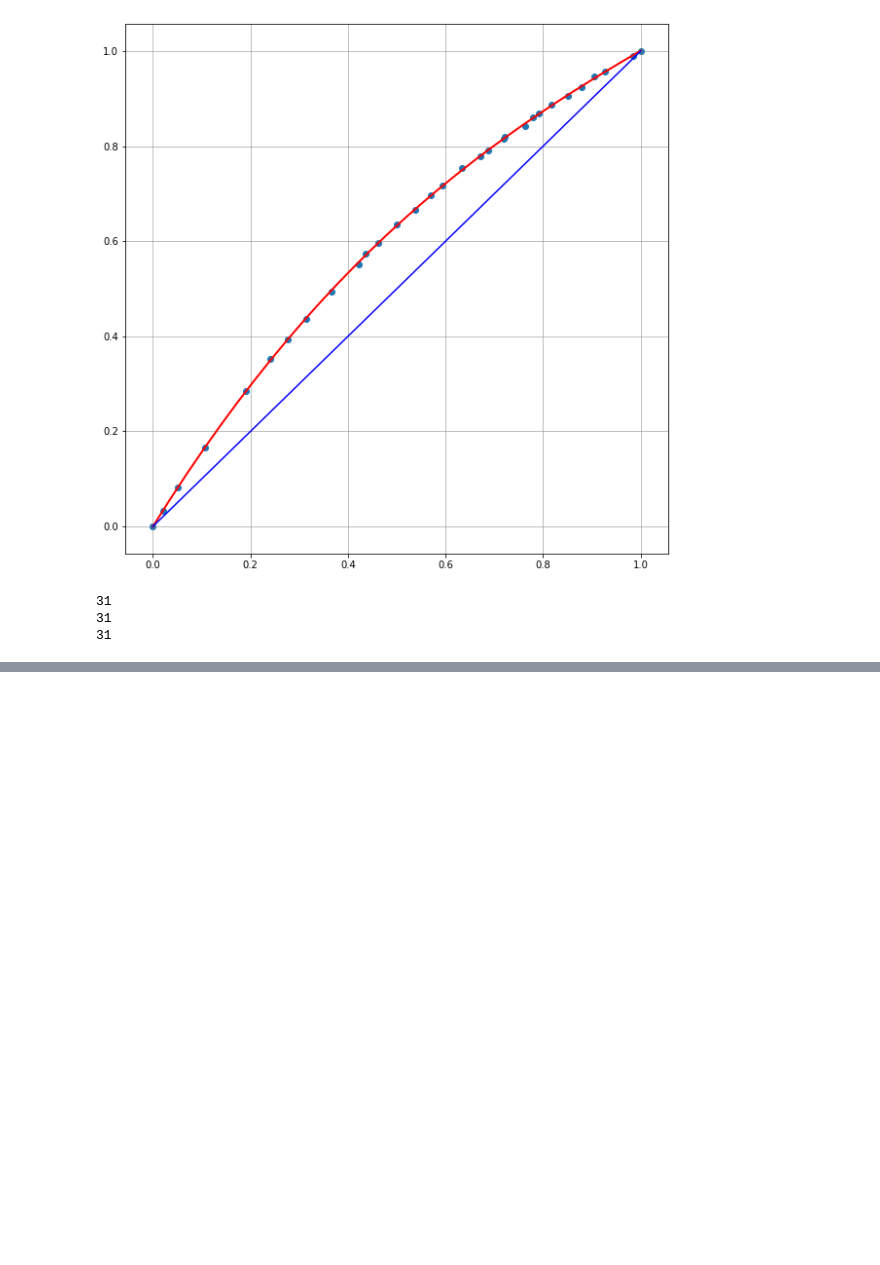
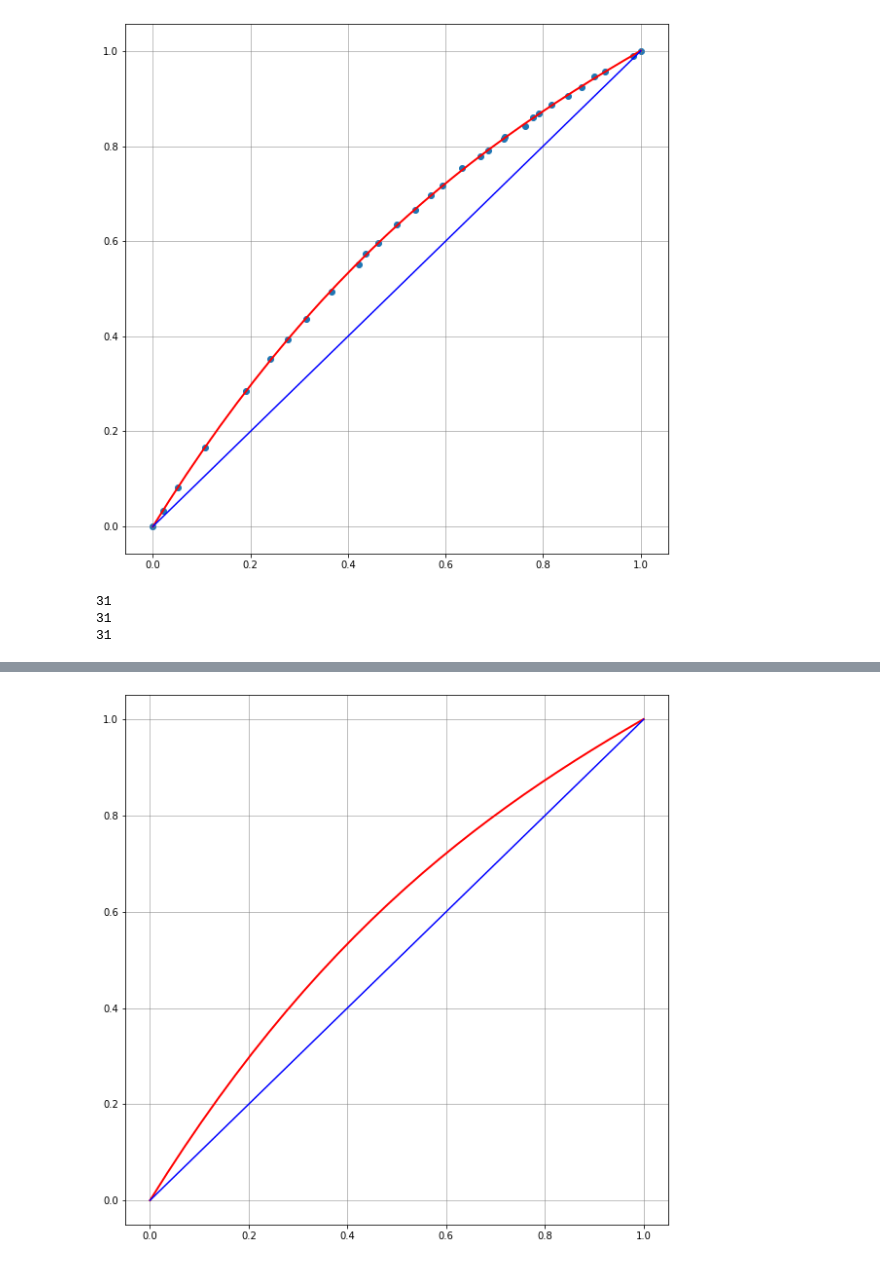
Before and after one commit to leegyuhi/oooooooooooooh, a Jupyter notebook: curve_fit.ipynb, the cells around one changed output, grey strips where cells are left out. Drawn from its saved outputs; the diff is of its cells as text; code cells hidden in the pictures; blank space fills up the shorter version.

```diff
--- a/curve_fit.ipynb
+++ b/curve_fit.ipynb
@@ -134,0 +135,9 @@ ax.grid(color="gray", which="both", ls='-', lw=0.5)
+# %%
+fig, ax = plt.subplots(figsize=(10, 10))
+
+plt.plot(x2, equilibrium(x2, *popt), color='red', linewidth=2)
+ax.plot(x2, y2, color="blue")
+
+ax.grid(color="gray", which="both", ls='-', lw=0.5)
+# %% [output]
+[figure, added]
```
Also changed, not shown: parts of 2 cells of this notebook.
